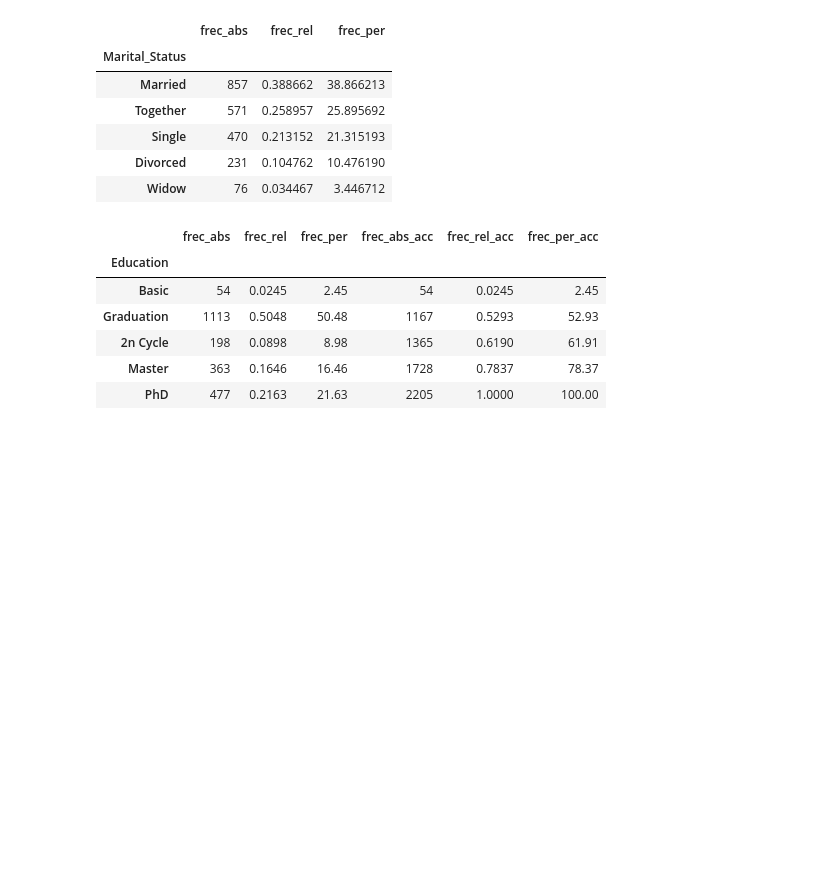
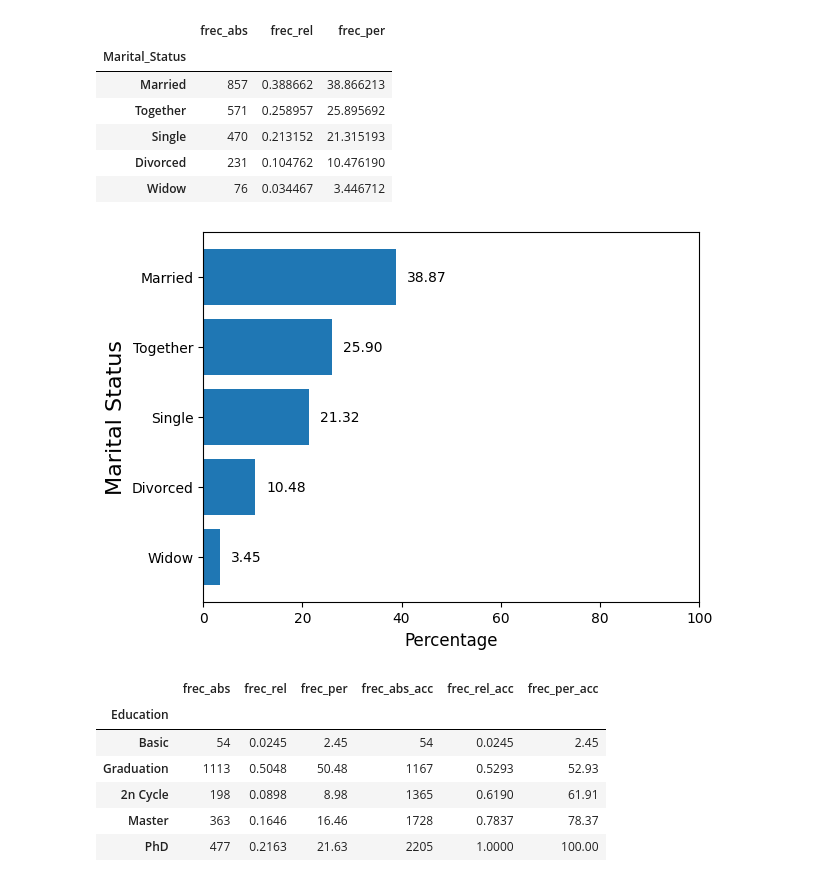
Before and after one commit to almanzanas/ifoodDataAnalystTest, a Jupyter notebook: notebooks/02_descriptive.ipynb, the cells around one changed output. Saved outputs shown, nothing was run; the diff lists cells and outputs as text; code cells hidden in the pictures; blank space fills up the shorter version.

Commit message:
graphs and descriptive cats

```diff
--- a/notebooks/02_descriptive.ipynb
+++ b/notebooks/02_descriptive.ipynb
@@ -88,6 +89,24 @@ frec_tab
 | Single | 470 | 0.213152 | 21.315193 |
 | Divorced | 231 | 0.104762 | 10.476190 |
 | Widow | 76 | 0.034467 | 3.446712 |
+# %%
+fig, ax = plt.subplots()
+
+#ax.bar(frec_tab.index, frec_tab["frec_per"].sort_values(ascending=True),
+  #     color="grey");
+
+hbars = ax.barh(frec_tab.index, frec_tab["frec_per"],
+                align="center")
+
+ax.set_ylabel("Marital Status", fontsize=16);
+ax.set_xlabel("Percentage", fontsize=12);
+
+ax.invert_yaxis();
+ax.bar_label(hbars, padding=8, fmt='%.2f');
+ax.set_xlim(0,100);
+plt.show()
+# %% [output]
+[figure, added]
 # %%
 frec_abs = data["Education"].value_counts().sort_index()
 frec_abs_acc = data["Education"].value_counts().sort_index().cumsum()
```
Also changed, not shown: parts of 8 cells of this notebook.
